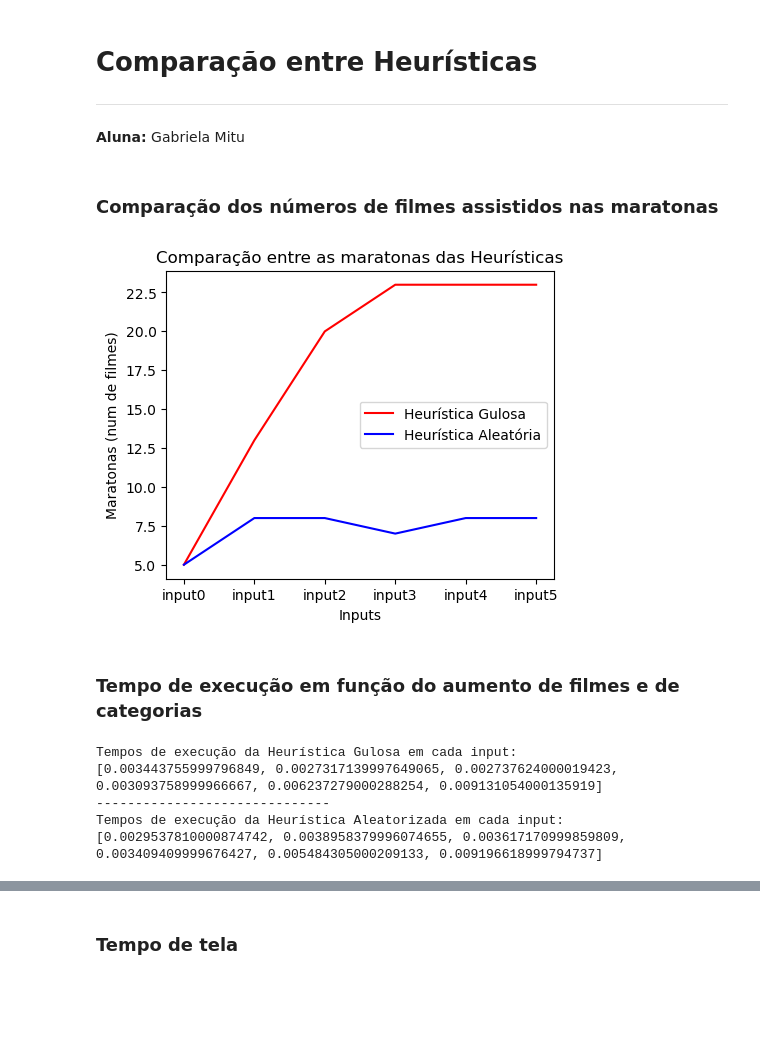
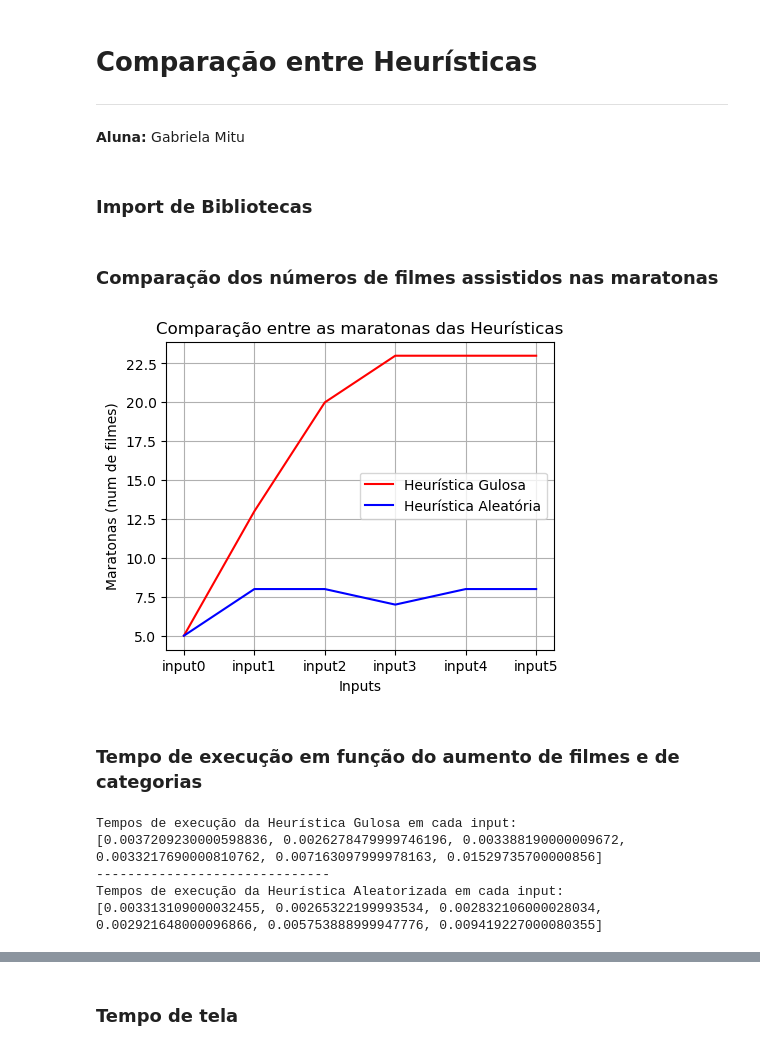
Before and after one commit to GabrielaMitu/Supercomp-MaratonaFilmes, a Jupyter notebook: GraficosComparativos.ipynb, the cells around one changed output, grey strips where cells are left out. Drawn from its saved outputs; the diff is of its cells as text; code cells hidden in the pictures; blank space fills up the shorter version.

```diff
--- a/GraficosComparativos.ipynb
+++ b/GraficosComparativos.ipynb
@@ -2,3 +2,5 @@
 # Comparação entre Heurísticas
 ------------
 **Aluna:** Gabriela Mitu
+# %% [markdown]
+### Import de Bibliotecas
@@ -5,30 +12,27 @@
 # %% [markdown]
 ### Comparação dos números de filmes assistidos nas maratonas
 # %%
-
-import numpy as np
-import matplotlib.pyplot as plt
-
 
 #INPUTS
 inputs = ["input0", "input1", "input2", "input3", "input4", "input5"]
 
 # QUANTIDADE DE FILMES NA MARATONA
 # Obs.: Resultados obtidos pelos executáveis
 maratonaGulosa = [5, 13, 20, 23, 23, 23]
 maratonaAleatoria = [5, 8, 8, 7, 8, 8]
 
 
 plt.figure(figsize=(5,4))
 plt.plot(inputs, maratonaGulosa, color='red', label = "Heurística Gulosa")
 plt.plot(inputs, maratonaAleatoria, color='blue', label = "Heurística Aleatória")
 plt.xlabel("Inputs")
 plt.ylabel("Maratonas (num de filmes)")
 plt.title("Comparação entre as maratonas das Heurísticas")
+plt.grid()
 plt.legend()
 plt.show()
 # %% [output]
-[figure, old version]
+[figure, new version]
 # %% [markdown]
 ### Tempo de execução em função do aumento de filmes e de categorias
 # %%
@@ -52,22 +53,22 @@ arqs = [f'inputs/input{i}.txt' for i in range(6)]
 
 ## ----- Heurística Gulosa -----
 
-temposGulosa = [roda_com_entrada('./gulosa', arq)[1] for arq in arqs]
+temposGulosa1 = [roda_com_entrada('./gulosa', arq)[1] for arq in arqs]
 print("Tempos de execução da Heurística Gulosa em cada input: ")
-print(temposGulosa)
+print(temposGulosa1)
 print("-"*30)
 
 ## ----- Heurística Aleatória -----
 
-temposAleatoria = [roda_com_entrada('./aleatorizacao', arq)[1] for arq in arqs]
+temposAleatoria1 = [roda_com_entrada('./aleatorizacao', arq)[1] for arq in arqs]
 print("Tempos de execução da Heurística Aleatorizada em cada input: ")
-print(temposAleatoria)
+print(temposAleatoria1)
 # %% [output]
 Tempos de execução da Heurística Gulosa em cada input:
-[0.003443755999796849, 0.0027317139997649065, 0.002737624000019423, 0.003093758999966667, 0.006237279000288254, 0.009131054000135919]
+[0.0037209230000598836, 0.0026278479999746196, 0.003388190000009672, 0.0033217690000810762, 0.007163097999978163, 0.01529735700000856]
 ------------------------------
 Tempos de execução da Heurística Aleatorizada em cada input:
-[0.0029537810000874742, 0.0038958379996074655, 0.003617170999859809, 0.003409409999676427, 0.005484305000209133, 0.009196618999794737]
+[0.003313109000032455, 0.00265322199993534, 0.002832106000028034, 0.002921648000096866, 0.005753888999947776, 0.009419227000080355]
 # %%
 #INPUTS
 inputs = ["input0", "input1", "input2", "input3", "input4", "input5"]
```
Also changed, not shown: parts of 9 cells of this notebook, 12 other files.
